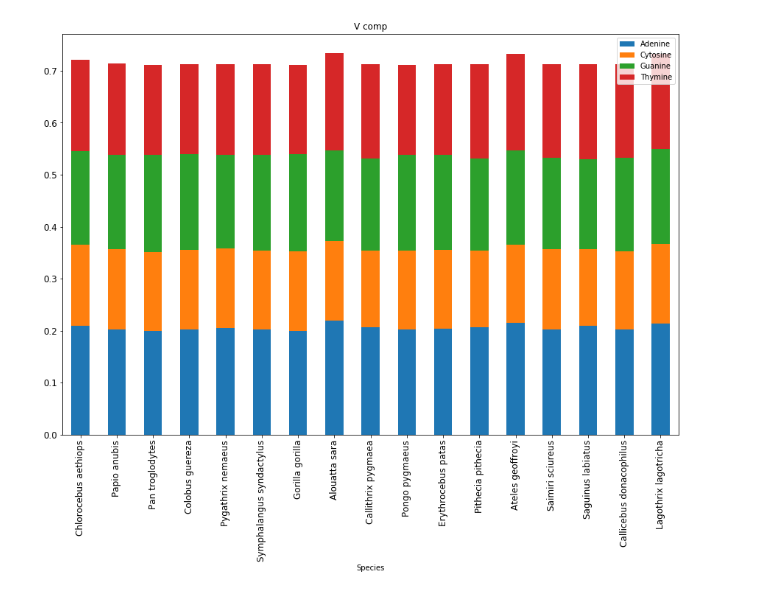
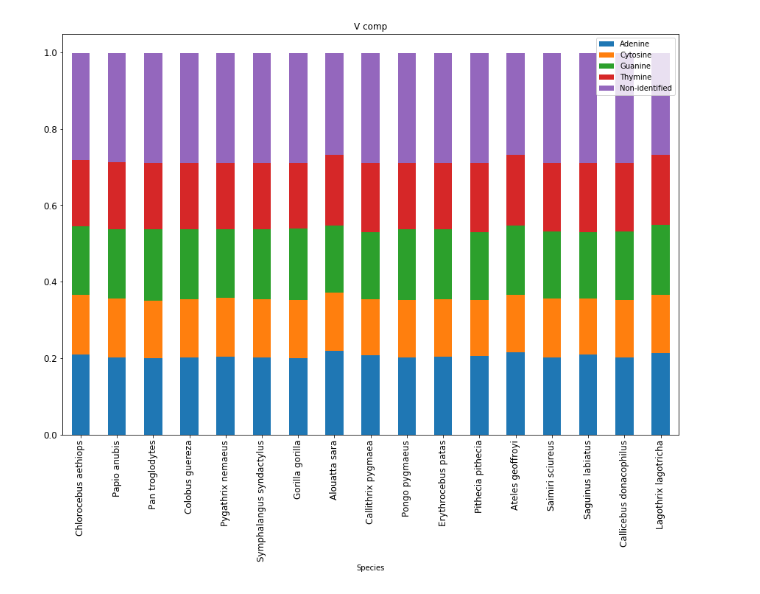
Before and after one commit to viniciusd-avila/phylogenetic-analysis, a Jupyter notebook: notebook.ipynb, the cells around one changed output. Saved outputs shown, nothing was run; the diff lists cells and outputs as text; code cells hidden in the pictures.

```diff
--- a/notebook.ipynb
+++ b/notebook.ipynb
@@ -17,2 +18,2 @@ df = pd.DataFrame.from_dict(dic)
 # %%
-df = df.transpose()
+df
@@ -19,2 +39,9 @@ df = df.transpose()
 # %%
 df.columns = ['Sequence']
+# %%
+df = df.reset_index()
+df['Accession number'] = df['index'].apply(lambda name: name.split(' ')[0])
+# %%
+df['Species'] = df['index'].apply(lambda name: name.split(' ')[1] + ' ' + name.split(' ')[2])
+df = df[['Accession number','Species','Sequence']]
+df = df.set_index('Species')
@@ -25,10 +111,0 @@ df = df.reset_index()
-# %%
-df['Species'] = df['index'].apply(lambda name: name.split(' ')[1] + ' ' + name.split(' ')[2])
-df['Adenine'] = df['Sequence'].apply(lambda seq: seq.count('A')/len(seq))
-df['Cytosine'] = df['Sequence'].apply(lambda seq: seq.count('C')/len(seq))
-df['Guanine'] = df['Sequence'].apply(lambda seq: seq.count('G')/len(seq))
-df['Thymine'] = df['Sequence'].apply(lambda seq: seq.count('T')/len(seq))
-df['Uracil'] = df['Sequence'].apply(lambda seq: seq.count('U')/len(seq))
-df['Purine'] = df['Sequence'].apply(lambda seq: (seq.count('A')+ seq.count('G'))/len(seq))
-df['Pyrimidines'] = df['Sequence'].apply(lambda seq: (seq.count('C')+ seq.count('T')+seq.count('U'))/len(seq))
-df['Non-identified'] = df['Sequence'].apply(lambda seq: seq.count('N')/len(seq))
@@ -39,4 +112,4 @@ df = df.set_index('Species')
 # %%
-ax = df[['Adenine','Cytosine','Guanine','Thymine']].plot(kind='bar', title ="V comp", figsize=(15, 10), legend=True, stacked=True,fontsize=12)
+ax = df[['Adenine','Cytosine','Guanine','Thymine','Non-identified']].plot(kind='bar', title ="V comp", figsize=(15, 10), legend=True, stacked=True,fontsize=12)
 # %% [output]
-[figure, old version]
+[figure, new version]
```
Also changed, not shown: parts of 13 cells of this notebook, 2 other files.
